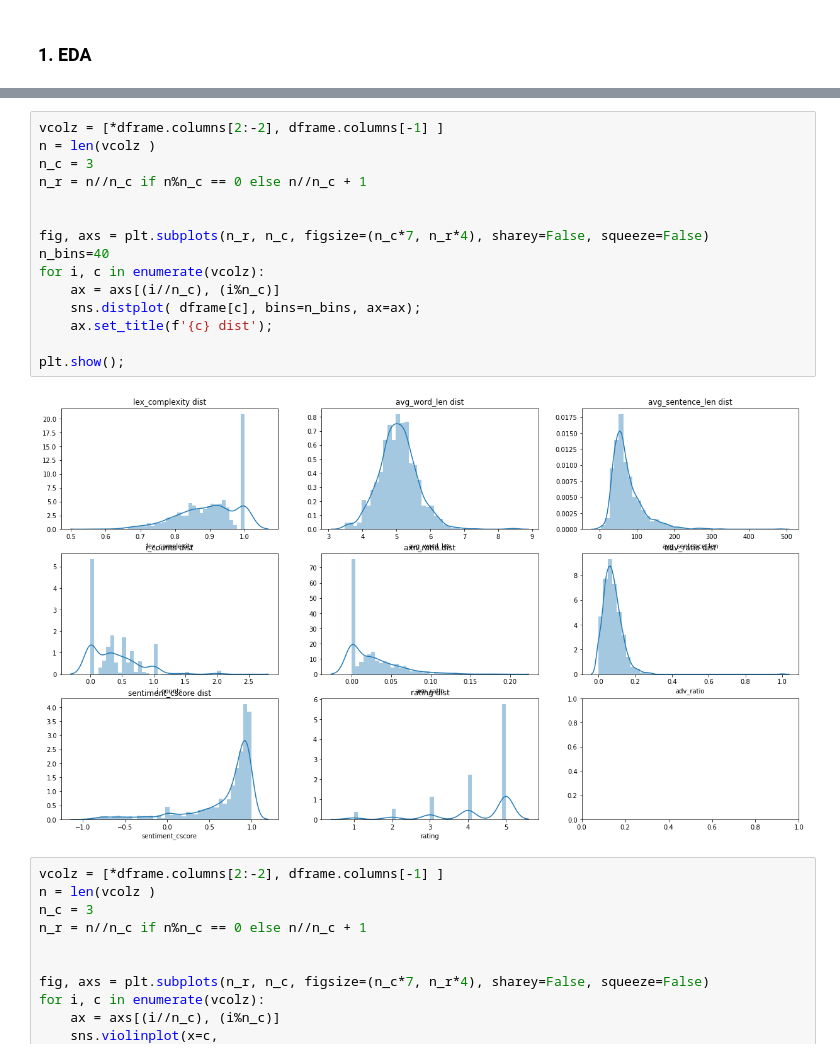
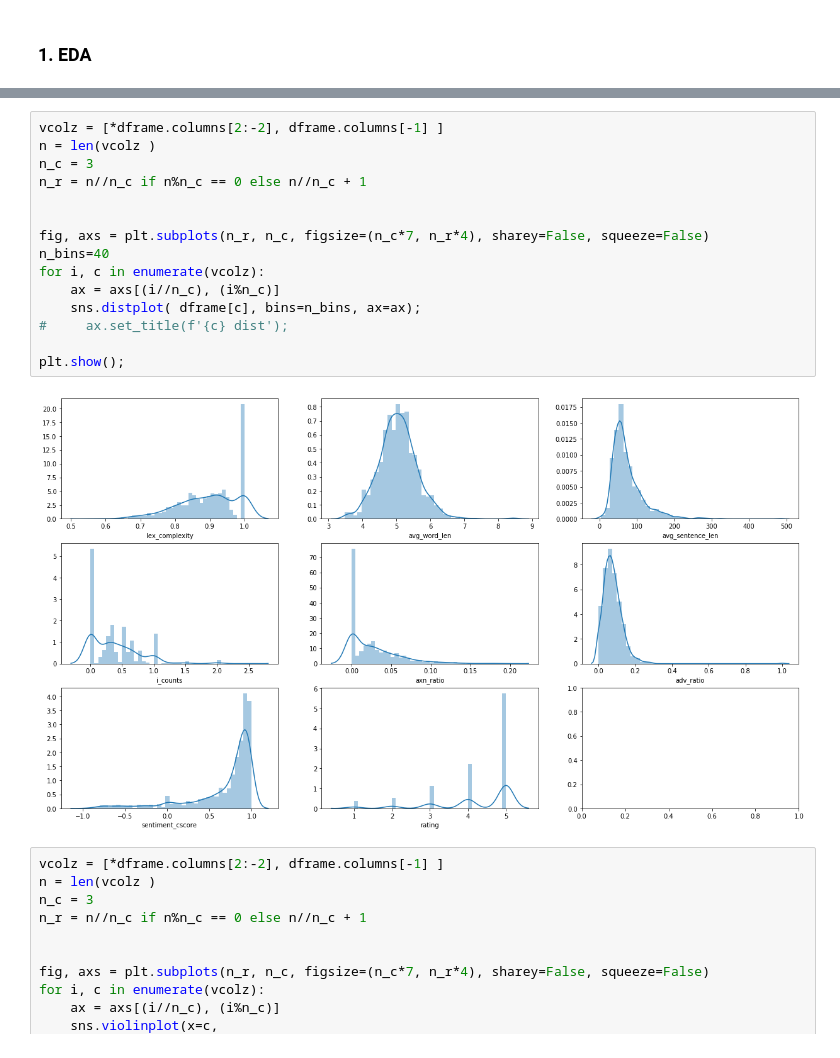
Before and after one commit to bilha-analytics/play_oopz, a Jupyter notebook: notebooks/02_scklearn.ipynb, the cells around one changed output, grey strips where cells are left out. Cells and saved outputs as stored; diff of their text form.

```diff
--- a/notebooks/02_scklearn.ipynb
+++ b/notebooks/02_scklearn.ipynb
@@ -470,20 +468,20 @@ dframe.describe(include='all')
 # %%
 vcolz = [*dframe.columns[2:-2], dframe.columns[-1] ]
 n = len(vcolz )
 n_c = 3
 n_r = n//n_c if n%n_c == 0 else n//n_c + 1
 
 
 fig, axs = plt.subplots(n_r, n_c, figsize=(n_c*7, n_r*4), sharey=False, squeeze=False)
 n_bins=40
 for i, c in enumerate(vcolz):
     ax = axs[(i//n_c), (i%n_c)]
     sns.distplot( dframe[c], bins=n_bins, ax=ax);
-    ax.set_title(f'{c} dist');
+#     ax.set_title(f'{c} dist');
 
 plt.show();
 # %% [output]
-[figure, old version]
+[figure, new version]
 # %%
 vcolz = [*dframe.columns[2:-2], dframe.columns[-1] ]
 n = len(vcolz )
```
Also changed, not shown: parts of 1 cell of this notebook.
